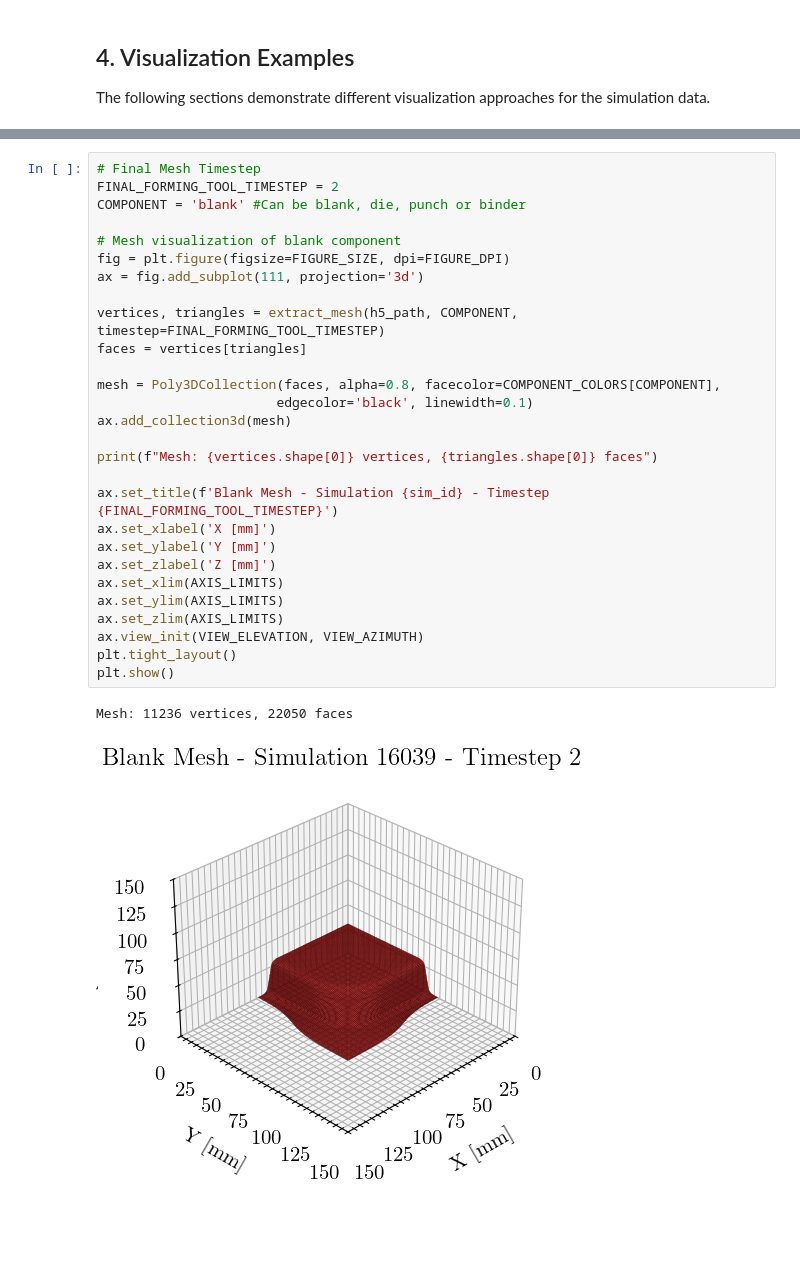
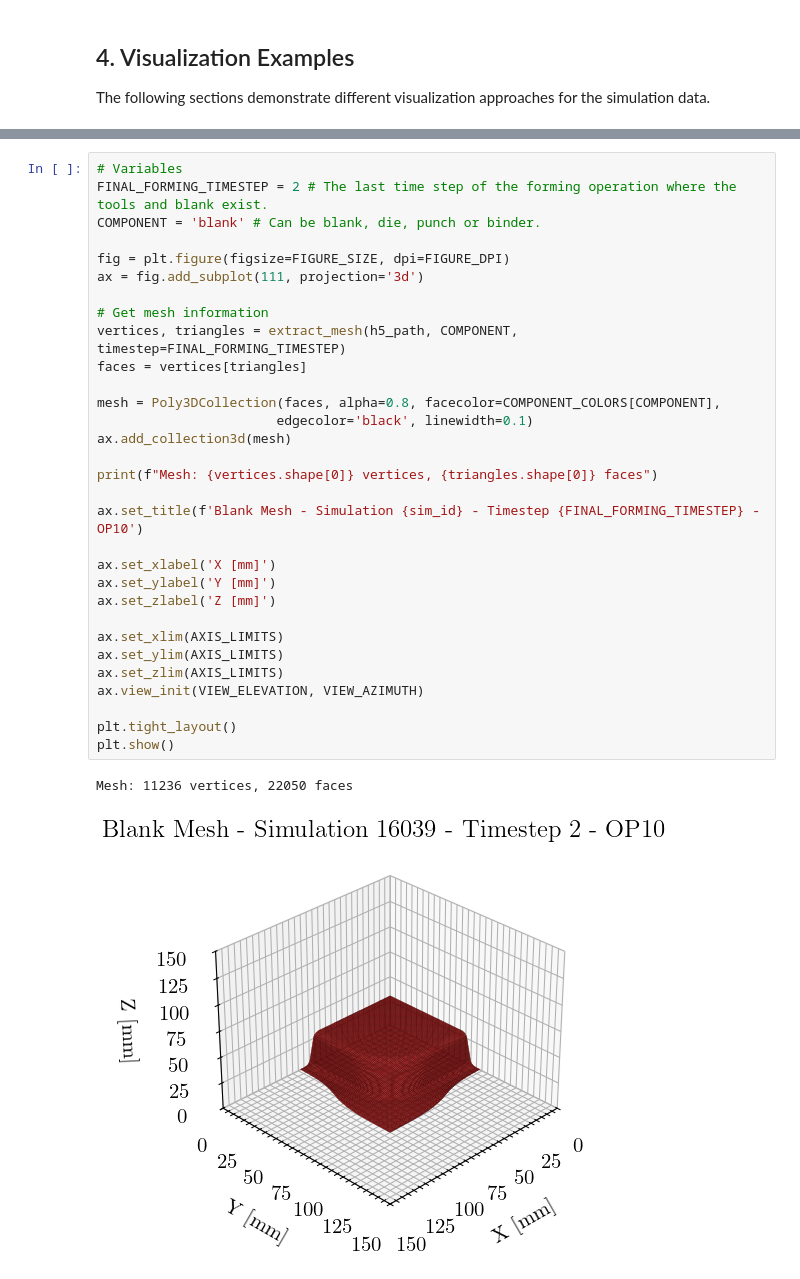
Before and after one commit to BaumSebastian/DDACS, a Jupyter notebook: examples/dataset_demo.ipynb, the cells around one changed output, grey strips where cells are left out. Drawn from its saved outputs; the diff is of its cells as text; blank space fills up the shorter version.

```diff
--- a/examples/dataset_demo.ipynb
+++ b/examples/dataset_demo.ipynb
@@ -272,31 +287,34 @@ Every component contains a mesh, which can be displayed using following Code.
 # %%
-# Final Mesh Timestep
-FINAL_FORMING_TOOL_TIMESTEP = 2
-COMPONENT = 'blank' #Can be blank, die, punch or binder
+# Variables
+FINAL_FORMING_TIMESTEP = 2 # The last time step of the forming operation where the tools and blank exist.
+COMPONENT = 'blank' # Can be blank, die, punch or binder.
 
-# Mesh visualization of blank component
 fig = plt.figure(figsize=FIGURE_SIZE, dpi=FIGURE_DPI)
 ax = fig.add_subplot(111, projection='3d')
 
-vertices, triangles = extract_mesh(h5_path, COMPONENT, timestep=FINAL_FORMING_TOOL_TIMESTEP)
+# Get mesh information
+vertices, triangles = extract_mesh(h5_path, COMPONENT, timestep=FINAL_FORMING_TIMESTEP)
 faces = vertices[triangles]
 
 mesh = Poly3DCollection(faces, alpha=0.8, facecolor=COMPONENT_COLORS[COMPONENT],
                        edgecolor='black', linewidth=0.1)
 ax.add_collection3d(mesh)
 
 print(f"Mesh: {vertices.shape[0]} vertices, {triangles.shape[0]} faces")
 
-ax.set_title(f'Blank Mesh - Simulation {sim_id} - Timestep {FINAL_FORMING_TOOL_TIMESTEP}')
+ax.set_title(f'Blank Mesh - Simulation {sim_id} - Timestep {FINAL_FORMING_TIMESTEP} - OP10')
+
 ax.set_xlabel('X [mm]')
 ax.set_ylabel('Y [mm]')
 ax.set_zlabel('Z [mm]')
+
 ax.set_xlim(AXIS_LIMITS)
 ax.set_ylim(AXIS_LIMITS)
 ax.set_zlim(AXIS_LIMITS)
 ax.view_init(VIEW_ELEVATION, VIEW_AZIMUTH)
+
 plt.tight_layout()
 plt.show()
 # %% [output]
 Mesh: 11236 vertices, 22050 faces
-[figure, old version]
+[figure, new version]
```
Also changed, not shown: parts of 24 cells of this notebook, 1 other file.
